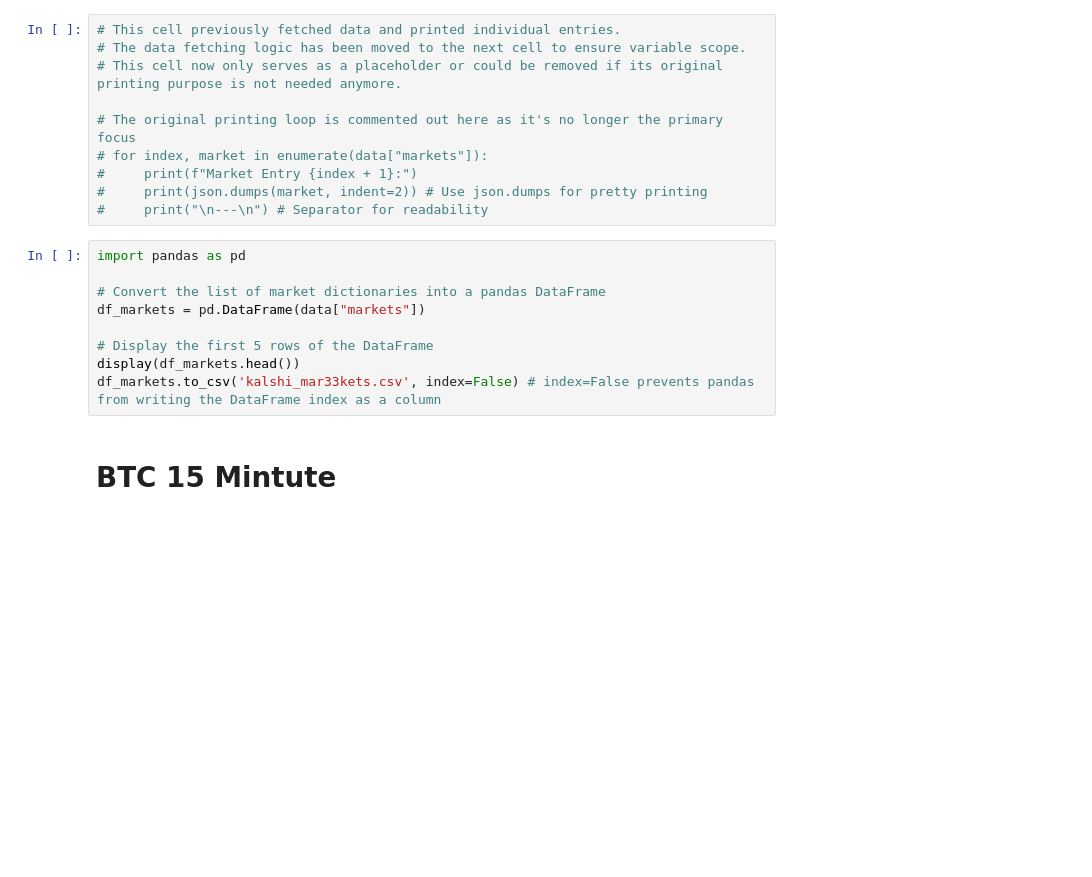
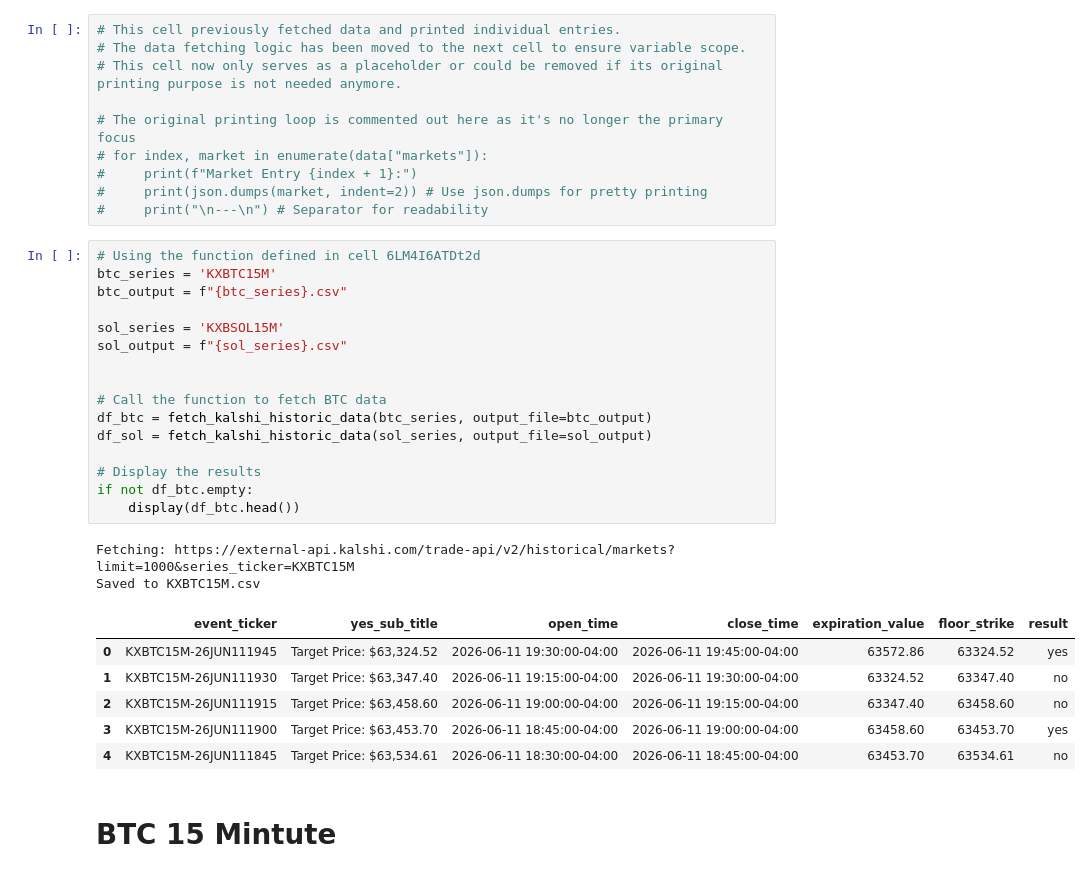
Before and after one commit to JohnEvans89/Kalshi_API_Test, a Jupyter notebook: Kalshi_Colab.ipynb, the cells around one changed output. Cells and saved outputs as stored; diff of their text form; blank space fills up the shorter version.

```diff
--- a/Kalshi_Colab.ipynb
+++ b/Kalshi_Colab.ipynb
@@ -10,15 +10,31 @@
 #     print(f"Market Entry {index + 1}:")
 #     print(json.dumps(market, indent=2)) # Use json.dumps for pretty printing
 #     print("\n---\n") # Separator for readability
-# %%
-import pandas as pd
-
-# Convert the list of market dictionaries into a pandas DataFrame
-df_markets = pd.DataFrame(data["markets"])
-
-# Display the first 5 rows of the DataFrame
-display(df_markets.head())
-df_markets.to_csv('kalshi_mar33kets.csv', index=False) # index=False prevents pandas from writing the DataFrame index as a column
+# %%
+# Using the function defined in cell 6LM4I6ATDt2d
+btc_series = 'KXBTC15M'
+btc_output = f"{btc_series}.csv"
+
+sol_series = 'KXBSOL15M'
+sol_output = f"{sol_series}.csv"
+
+
+# Call the function to fetch BTC data
+df_btc = fetch_kalshi_historic_data(btc_series, output_file=btc_output)
+df_sol = fetch_kalshi_historic_data(sol_series, output_file=sol_output)
+
+# Display the results
+if not df_btc.empty:
+    display(df_btc.head())
+# %% [output]
+Fetching: https://external-api.kalshi.com/trade-api/v2/historical/markets?limit=1000&series_ticker=KXBTC15M
+Saved to KXBTC15M.csv
+|  | event_ticker | yes_sub_title | open_time | close_time | expiration_value | floor_strike | result |
+| 0 | KXBTC15M-26JUN111945 | Target Price: $63,324.52 | 2026-06-11 19:30:00-04:00 | 2026-06-11 19:45:00-04:00 | 63572.86 | 63324.52 | yes |
+| 1 | KXBTC15M-26JUN111930 | Target Price: $63,347.40 | 2026-06-11 19:15:00-04:00 | 2026-06-11 19:30:00-04:00 | 63324.52 | 63347.40 | no |
+| 2 | KXBTC15M-26JUN111915 | Target Price: $63,458.60 | 2026-06-11 19:00:00-04:00 | 2026-06-11 19:15:00-04:00 | 63347.40 | 63458.60 | no |
+| 3 | KXBTC15M-26JUN111900 | Target Price: $63,453.70 | 2026-06-11 18:45:00-04:00 | 2026-06-11 19:00:00-04:00 | 63458.60 | 63453.70 | yes |
+| 4 | KXBTC15M-26JUN111845 | Target Price: $63,534.61 | 2026-06-11 18:30:00-04:00 | 2026-06-11 18:45:00-04:00 | 63453.70 | 63534.61 | no |
 # %% [markdown]
 # BTC 15 Mintute
 # %%
```
Also changed, not shown: parts of 13 cells of this notebook.
